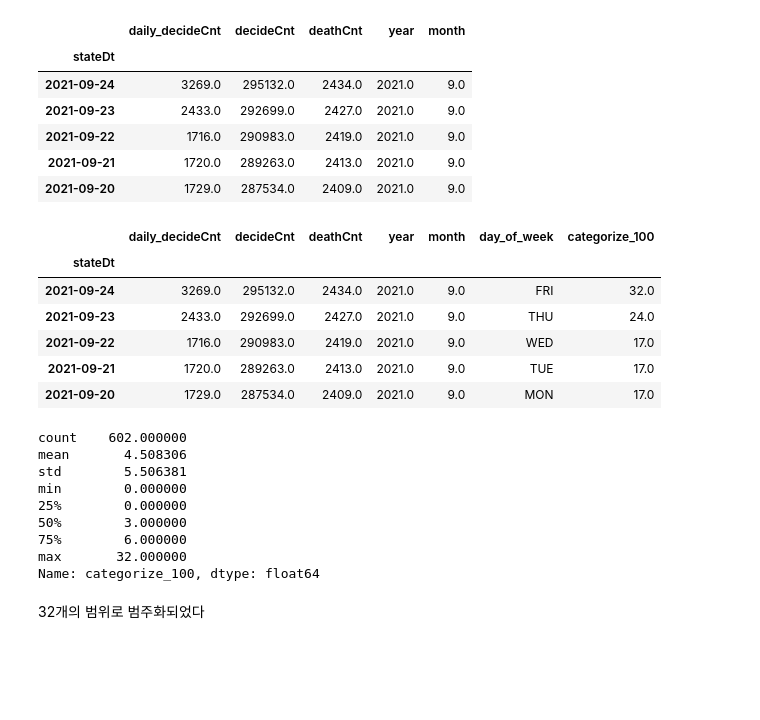
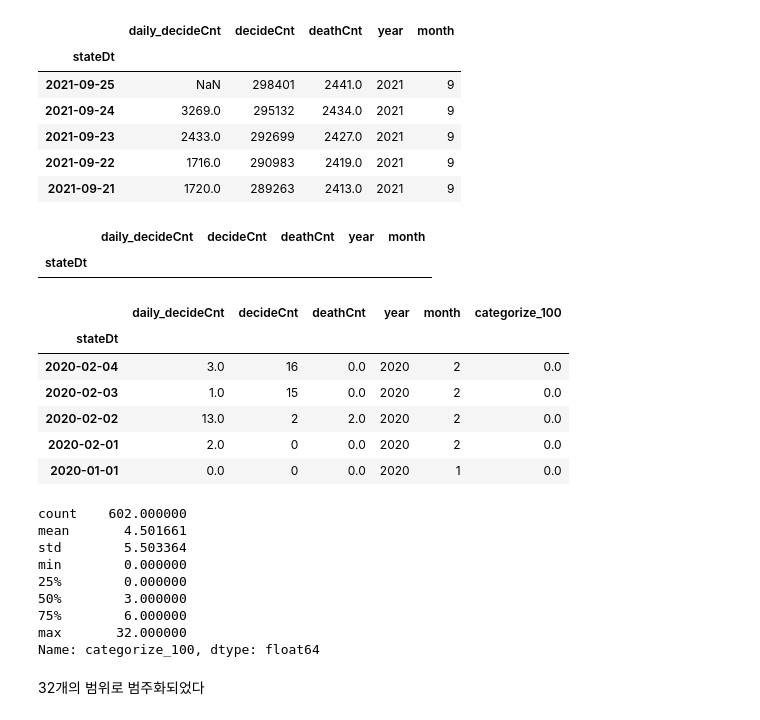
Before and after one commit to WooShangHyeon/damentor_3, a Jupyter notebook: Categorize corona probability_LHJ.ipynb, the cells around one changed output. Cells and saved outputs as stored; diff of their text form; code cells hidden in the pictures; blank space fills up the shorter version.

```diff
--- a/Categorize corona probability_LHJ.ipynb
+++ b/Categorize corona probability_LHJ.ipynb
@@ -23,35 +23,39 @@ covid_data_new.index=pd.to_datetime(covid_data_new['stateDt'],format='%Y%m%d')
 covid_data_new=covid_data_new.drop('stateDt',axis=1)
 covid_data_new['year']=covid_data_new.index.year
 covid_data_new['month']=covid_data_new.index.month
-covid_data_new=covid_data_new.dropna(axis=0)
 covid_data_new.head()
 # %% [output]
 |  | daily_decideCnt | decideCnt | deathCnt | year | month |
 | stateDt |  |  |  |  |  |
-| 2021-09-24 | 3269.0 | 295132.0 | 2434.0 | 2021.0 | 9.0 |
-| 2021-09-23 | 2433.0 | 292699.0 | 2427.0 | 2021.0 | 9.0 |
-| 2021-09-22 | 1716.0 | 290983.0 | 2419.0 | 2021.0 | 9.0 |
-| 2021-09-21 | 1720.0 | 289263.0 | 2413.0 | 2021.0 | 9.0 |
-| 2021-09-20 | 1729.0 | 287534.0 | 2409.0 | 2021.0 | 9.0 |
+| 2021-09-25 | NaN | 298401 | 2441.0 | 2021 | 9 |
+| 2021-09-24 | 3269.0 | 295132 | 2434.0 | 2021 | 9 |
+| 2021-09-23 | 2433.0 | 292699 | 2427.0 | 2021 | 9 |
+| 2021-09-22 | 1716.0 | 290983 | 2419.0 | 2021 | 9 |
+| 2021-09-21 | 1720.0 | 289263 | 2413.0 | 2021 | 9 |
+# %%
+covid_data_new[covid_data_new.index==20210117]
+# %% [output]
+|  | daily_decideCnt | decideCnt | deathCnt | year | month |
+| stateDt |  |  |  |  |  |
 # %%
 # Covid_data_new의 datily_decideCnt를 100단위로 번주화
 
 covid_data_new['categorize_100']=covid_data_new.daily_decideCnt//100
-covid_data_new.head()
+covid_data_new.tail()
 # %% [output]
-|  | daily_decideCnt | decideCnt | deathCnt | year | month | day_of_week | categorize_100 |
-| stateDt |  |  |  |  |  |  |  |
-| 2021-09-24 | 3269.0 | 295132.0 | 2434.0 | 2021.0 | 9.0 | FRI | 32.0 |
-| 2021-09-23 | 2433.0 | 292699.0 | 2427.0 | 2021.0 | 9.0 | THU | 24.0 |
-| 2021-09-22 | 1716.0 | 290983.0 | 2419.0 | 2021.0 | 9.0 | WED | 17.0 |
-| 2021-09-21 | 1720.0 | 289263.0 | 2413.0 | 2021.0 | 9.0 | TUE | 17.0 |
-| 2021-09-20 | 1729.0 | 287534.0 | 2409.0 | 2021.0 | 9.0 | MON | 17.0 |
+|  | daily_decideCnt | decideCnt | deathCnt | year | month | categorize_100 |
+| stateDt |  |  |  |  |  |  |
+| 2020-02-04 | 3.0 | 16 | 0.0 | 2020 | 2 | 0.0 |
+| 2020-02-03 | 1.0 | 15 | 0.0 | 2020 | 2 | 0.0 |
+| 2020-02-02 | 13.0 | 2 | 2.0 | 2020 | 2 | 0.0 |
+| 2020-02-01 | 2.0 | 0 | 0.0 | 2020 | 2 | 0.0 |
+| 2020-01-01 | 0.0 | 0 | 0.0 | 2020 | 1 | 0.0 |
 # %%
 covid_data_new.categorize_100.describe()
 # %% [output]
 count    602.000000
-mean       4.508306
-std        5.506381
+mean       4.501661
+std        5.503364
 min        0.000000
 25%        0.000000
 50%        3.000000
```
Also changed, not shown: parts of 18 cells of this notebook, 2 other files.
